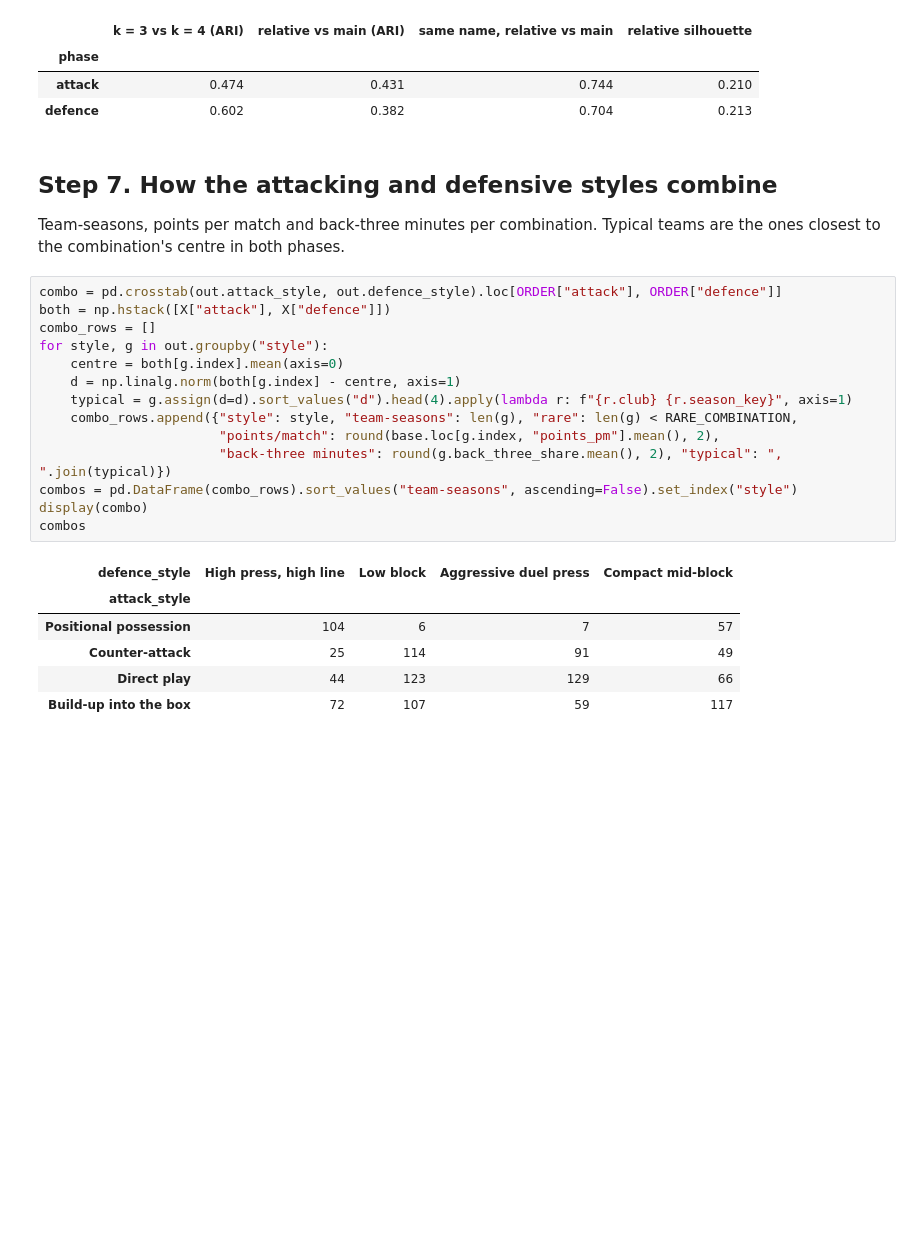
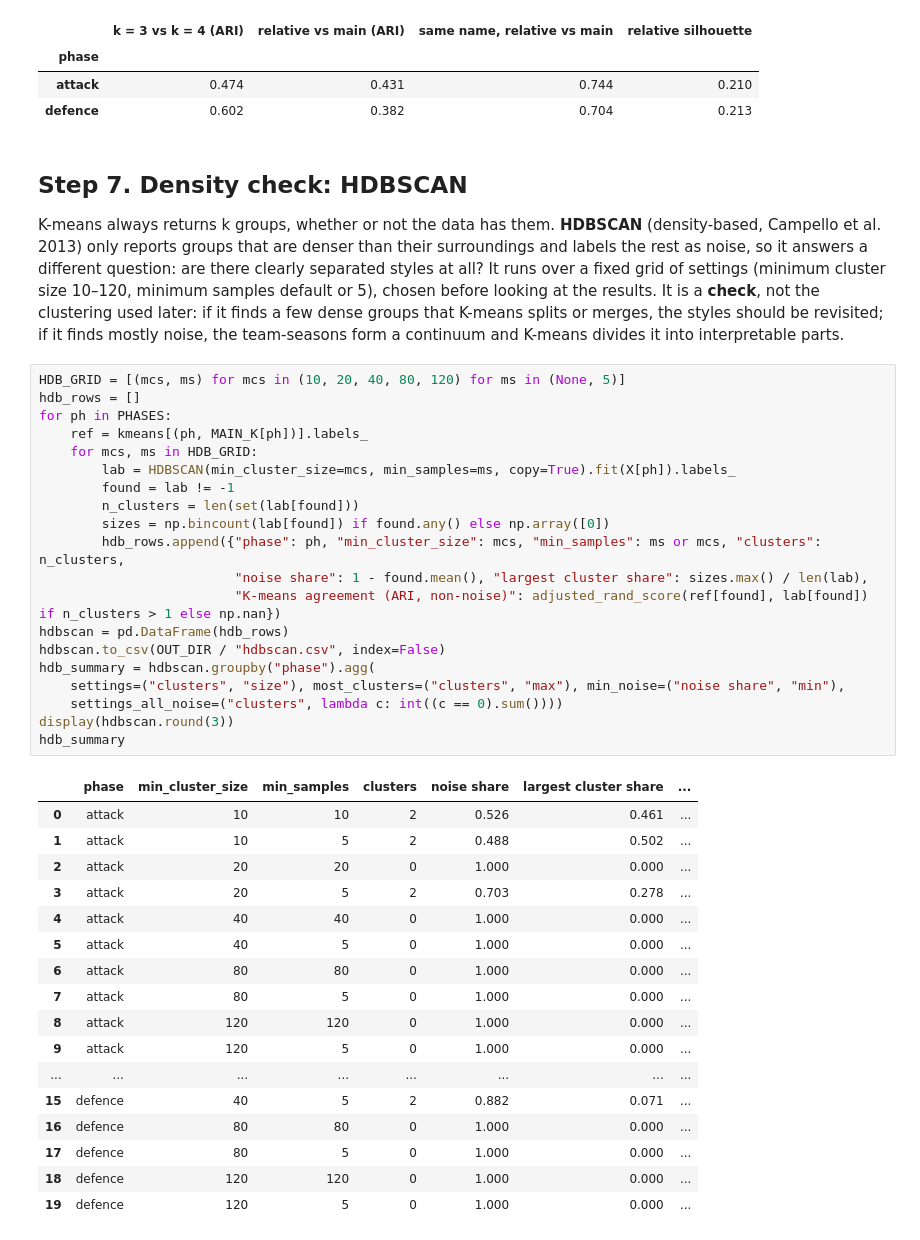
Before and after one commit to Mohammad99Shweiki/football-injuries, a Jupyter notebook: notebooks/04_clustering.ipynb, the cells around one changed output. Drawn from its saved outputs; the diff is of its cells as text; blank space fills up the shorter version.

Commit message:
Phase 4: HDBSCAN density check (styles form a continuum); Clustering page section
Co-Authored-By: Claude Opus 5.5 <noreply@anthropic.com>

```diff
--- a/notebooks/04_clustering.ipynb
+++ b/notebooks/04_clustering.ipynb
@@ -552,28 +553,49 @@ sensitivity_clusters.round(3)
 | attack | 0.474 | 0.431 | 0.744 | 0.210 |
 | defence | 0.602 | 0.382 | 0.704 | 0.213 |
 # %% [markdown]
-## Step 7. How the attacking and defensive styles combine
+## Step 7. Density check: HDBSCAN
 
-Team-seasons, points per match and back-three minutes per combination. Typical teams are the ones closest to the
-combination's centre in both phases.
+K-means always returns k groups, whether or not the data has them. **HDBSCAN** (density-based, Campello et al. 2013)
+only reports groups that are denser than their surroundings and labels the rest as noise, so it answers a different
+question: are there clearly separated styles at all? It runs over a fixed grid of settings (minimum cluster size
+10–120, minimum samples default or 5), chosen before looking at the results. It is a **check**, not the clustering
+used later: if it finds a few dense groups that K-means splits or merges, the styles should be revisited; if it finds
+mostly noise, the team-seasons form a continuum and K-means divides it into interpretable parts.
 # %%
-combo = pd.crosstab(out.attack_style, out.defence_style).loc[ORDER["attack"], ORDER["defence"]]
-both = np.hstack([X["attack"], X["defence"]])
-combo_rows = []
-for style, g in out.groupby("style"):
-    centre = both[g.index].mean(axis=0)
-    d = np.linalg.norm(both[g.index] - centre, axis=1)
-    typical = g.assign(d=d).sort_values("d").head(4).apply(lambda r: f"{r.club} {r.season_key}", axis=1)
-    combo_rows.append({"style": style, "team-seasons": len(g), "rare": len(g) < RARE_COMBINATION,
-                       "points/match": round(base.loc[g.index, "points_pm"].mean(), 2),
-                       "back-three minutes": round(g.back_three_share.mean(), 2), "typical": ", ".join(typical)})
-combos = pd.DataFrame(combo_rows).sort_values("team-seasons", ascending=False).set_index("style")
-display(combo)
-combos
+HDB_GRID = [(mcs, ms) for mcs in (10, 20, 40, 80, 120) for ms in (None, 5)]
+hdb_rows = []
+for ph in PHASES:
+    ref = kmeans[(ph, MAIN_K[ph])].labels_
+    for mcs, ms in HDB_GRID:
+        lab = HDBSCAN(min_cluster_size=mcs, min_samples=ms, copy=True).fit(X[ph]).labels_
+        found = lab != -1
+        n_clusters = len(set(lab[found]))
+        sizes = np.bincount(lab[found]) if found.any() else np.array([0])
+        hdb_rows.append({"phase": ph, "min_cluster_size": mcs, "min_samples": ms or mcs, "clusters": n_clusters,
+                         "noise share": 1 - found.mean(), "largest cluster share": sizes.max() / len(lab),
+                         "K-means agreement (ARI, non-noise)": adjusted_rand_score(ref[found], lab[found]) if n_clusters > 1 else np.nan})
+hdbscan = pd.DataFrame(hdb_rows)
+hdbscan.to_csv(OUT_DIR / "hdbscan.csv", index=False)
+hdb_summary = hdbscan.groupby("phase").agg(
+    settings=("clusters", "size"), most_clusters=("clusters", "max"), min_noise=("noise share", "min"),
+    settings_all_noise=("clusters", lambda c: int((c == 0).sum())))
+display(hdbscan.round(3))
+hdb_summary
 # %% [output]
-| defence_style | High press, high line | Low block | Aggressive duel press | Compact mid-block |
-| attack_style |  |  |  |  |
-| Positional possession | 104 | 6 | 7 | 57 |
-| Counter-attack | 25 | 114 | 91 | 49 |
-| Direct play | 44 | 123 | 129 | 66 |
-| Build-up into the box | 72 | 107 | 59 | 117 |
+|  | phase | min_cluster_size | min_samples | clusters | noise share | largest cluster share | ... |
+| 0 | attack | 10 | 10 | 2 | 0.526 | 0.461 | ... |
+| 1 | attack | 10 | 5 | 2 | 0.488 | 0.502 | ... |
+| 2 | attack | 20 | 20 | 0 | 1.000 | 0.000 | ... |
+| 3 | attack | 20 | 5 | 2 | 0.703 | 0.278 | ... |
+| 4 | attack | 40 | 40 | 0 | 1.000 | 0.000 | ... |
+| 5 | attack | 40 | 5 | 0 | 1.000 | 0.000 | ... |
+| 6 | attack | 80 | 80 | 0 | 1.000 | 0.000 | ... |
+| 7 | attack | 80 | 5 | 0 | 1.000 | 0.000 | ... |
+| 8 | attack | 120 | 120 | 0 | 1.000 | 0.000 | ... |
+| 9 | attack | 120 | 5 | 0 | 1.000 | 0.000 | ... |
+| ... | ... | ... | ... | ... | ... | ... | ... |
+| 15 | defence | 40 | 5 | 2 | 0.882 | 0.071 | ... |
+| 16 | defence | 80 | 80 | 0 | 1.000 | 0.000 | ... |
+| 17 | defence | 80 | 5 | 0 | 1.000 | 0.000 | ... |
+| 18 | defence | 120 | 120 | 0 | 1.000 | 0.000 | ... |
+| 19 | defence | 120 | 5 | 0 | 1.000 | 0.000 | ... |
```
Also changed, not shown: parts of 12 cells of this notebook, 8 other files.
